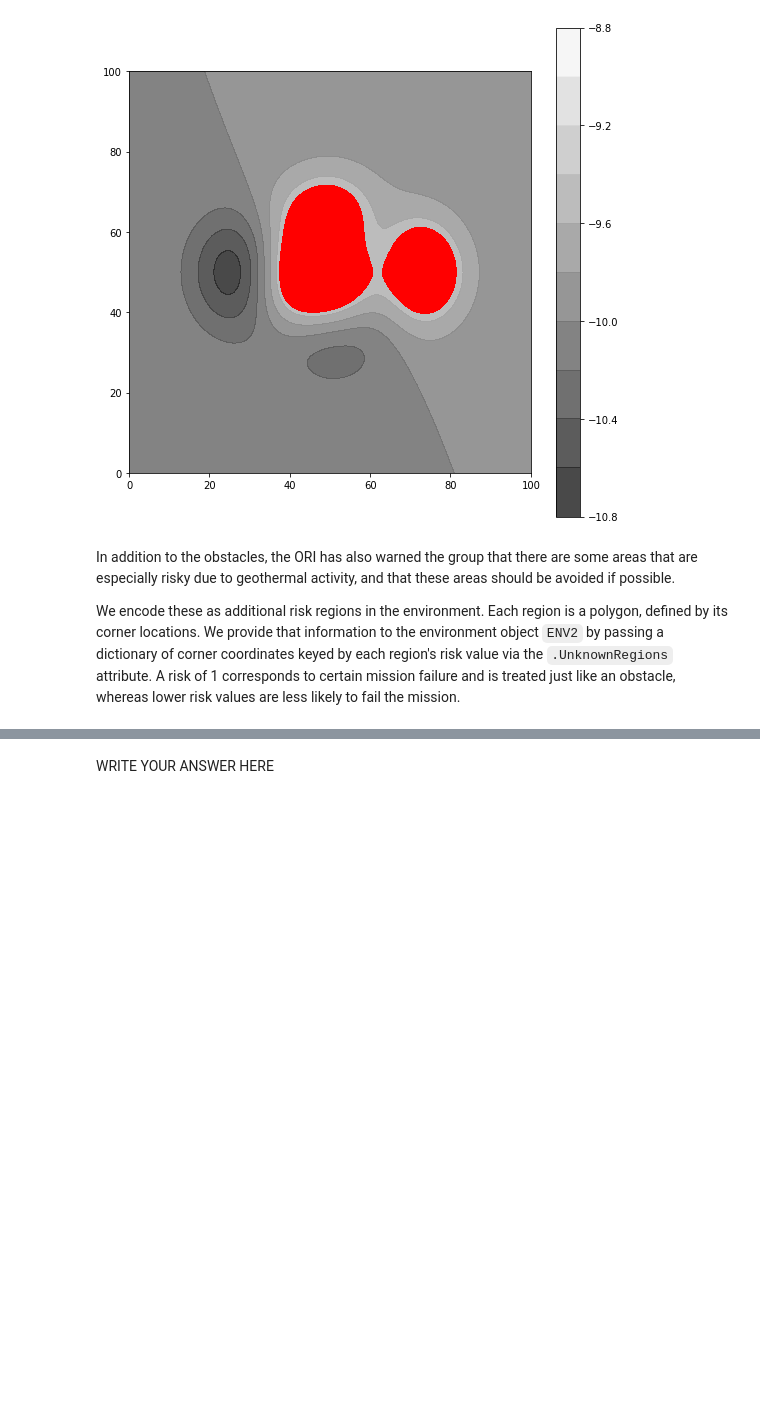
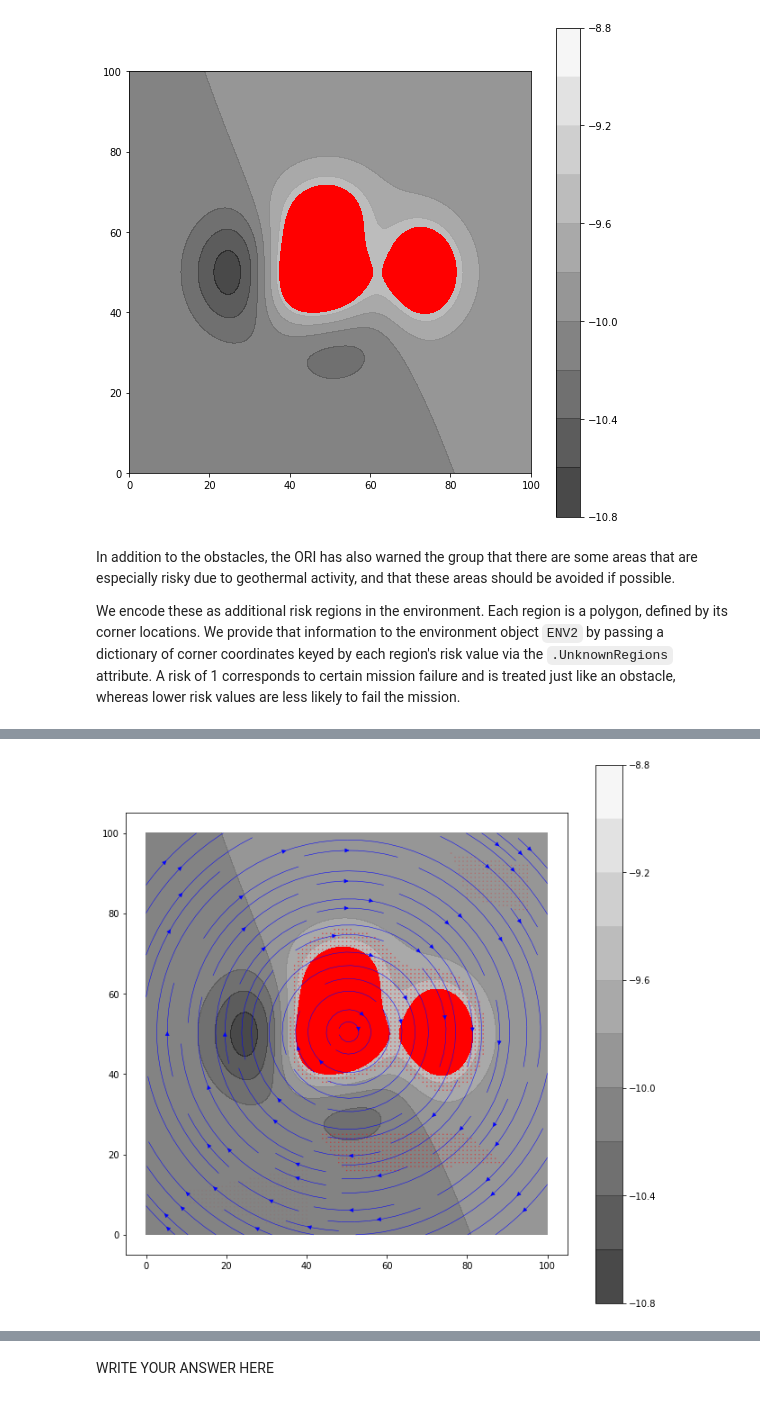
Before and after one commit to michaelkapteyn/AUVpathplanning, a Jupyter notebook: Tutorial.ipynb, the cells around one changed output, grey strips where cells are left out. Drawn from its saved outputs; the diff is of its cells as text; code cells hidden in the pictures; blank space fills up the shorter version.

```diff
--- a/Tutorial.ipynb
+++ b/Tutorial.ipynb
@@ -319,0 +288,17 @@ What might be advantages of applying an any-angle algorithm (such as Theta\*) to
+# %%
+ENV2 = ENVIRONMENT(UEXP, ReefFunction=None)
+
+ENV2.UnknownRegions = { \
+                       0.8: [(50, 15), (43, 25), (80, 25), (88, 19), (90,18)], \
+                       0.4: [(80, 84), (95, 80), (95, 92), (76, 95)], \
+                       0.1: [(11, 8), (40, 0), (40, 17), (11, 11)] \
+                       }
+ENV2.RiskField = ENV2.GenerateRiskField()
+ENV2.CurrentField_x, ENV2.CurrentField_y =  ENV2.GenerateCurrentField(type="whirlpool", max_strength=1)
+VIS2 = VISUALIZATION(AUV1,ENV2)
+VIS2.ShowReef()
+VIS2.ShowObstacles(-9.5)
+VIS2.ShowRisk()
+VIS2.ShowCurrent()
+# %% [output]
+[figure, added]
```
Also changed, not shown: parts of 60 cells of this notebook, 5 other files.
